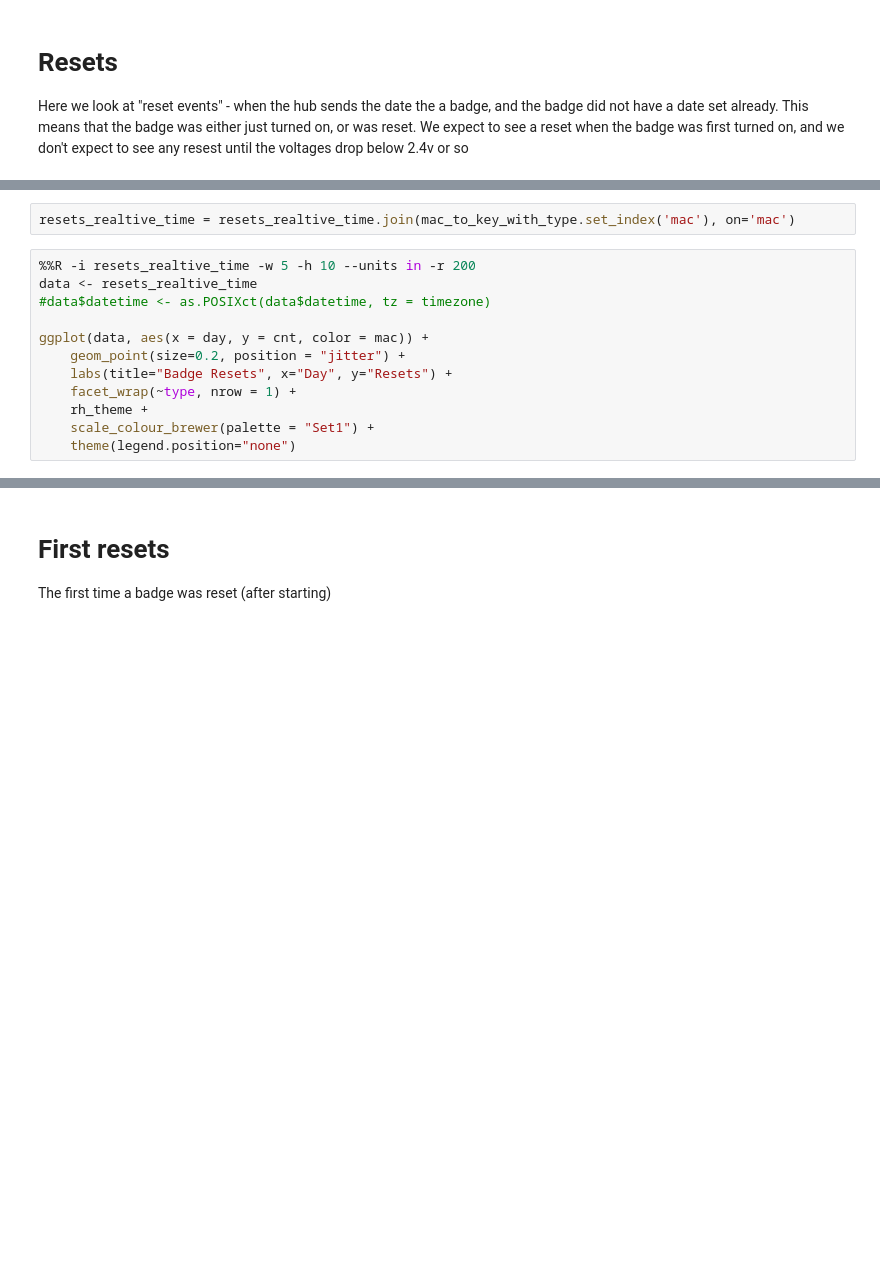
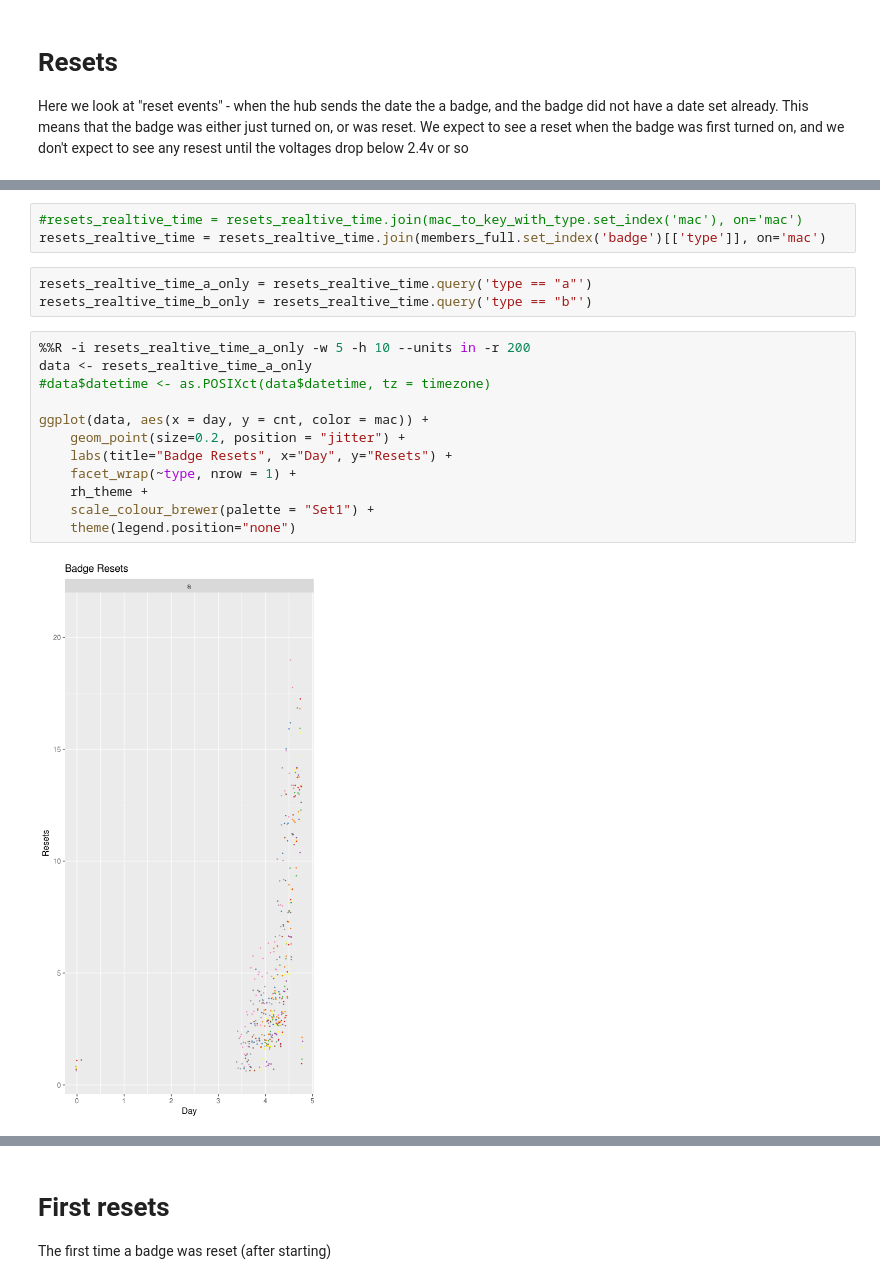
Before and after one commit to HumanDynamics/openbadge-analysis-test-badge, a Jupyter notebook: notebooks/20180501_test_3v06_full_batch.ipynb, the cells around one changed output, grey strips where cells are left out. Cells and saved outputs as stored; diff of their text form; blank space fills up the shorter version.

```diff
--- a/notebooks/20180501_test_3v06_full_batch.ipynb
+++ b/notebooks/20180501_test_3v06_full_batch.ipynb
@@ -206,14 +296,20 @@ resets_realtive_time.head()
 # %%
-resets_realtive_time = resets_realtive_time.join(mac_to_key_with_type.set_index('mac'), on='mac')
+#resets_realtive_time = resets_realtive_time.join(mac_to_key_with_type.set_index('mac'), on='mac')
+resets_realtive_time = resets_realtive_time.join(members_full.set_index('badge')[['type']], on='mac')
+# %%
+resets_realtive_time_a_only = resets_realtive_time.query('type == "a"')
+resets_realtive_time_b_only = resets_realtive_time.query('type == "b"')
 # %%
-%%R -i resets_realtive_time -w 5 -h 10 --units in -r 200
-data <- resets_realtive_time
+%%R -i resets_realtive_time_a_only -w 5 -h 10 --units in -r 200
+data <- resets_realtive_time_a_only
 #data$datetime <- as.POSIXct(data$datetime, tz = timezone)
 
 ggplot(data, aes(x = day, y = cnt, color = mac)) +
     geom_point(size=0.2, position = "jitter") +
     labs(title="Badge Resets", x="Day", y="Resets") +
     facet_wrap(~type, nrow = 1) +
     rh_theme +
     scale_colour_brewer(palette = "Set1") +
     theme(legend.position="none")
+# %% [output]
+[figure, added]
```
Also changed, not shown: parts of 22 cells of this notebook.
